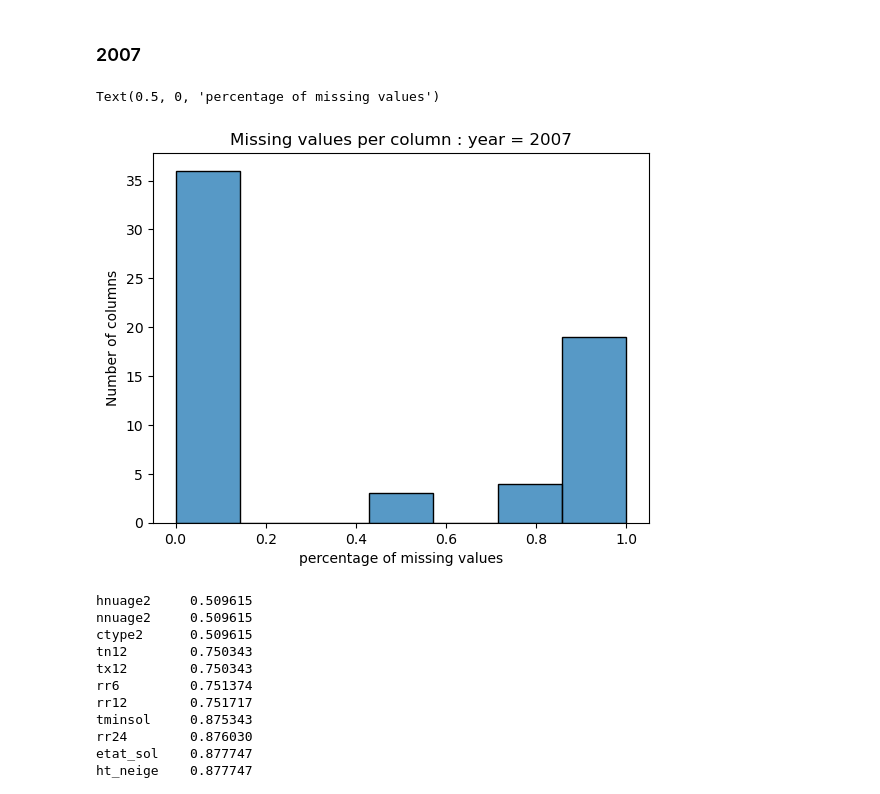
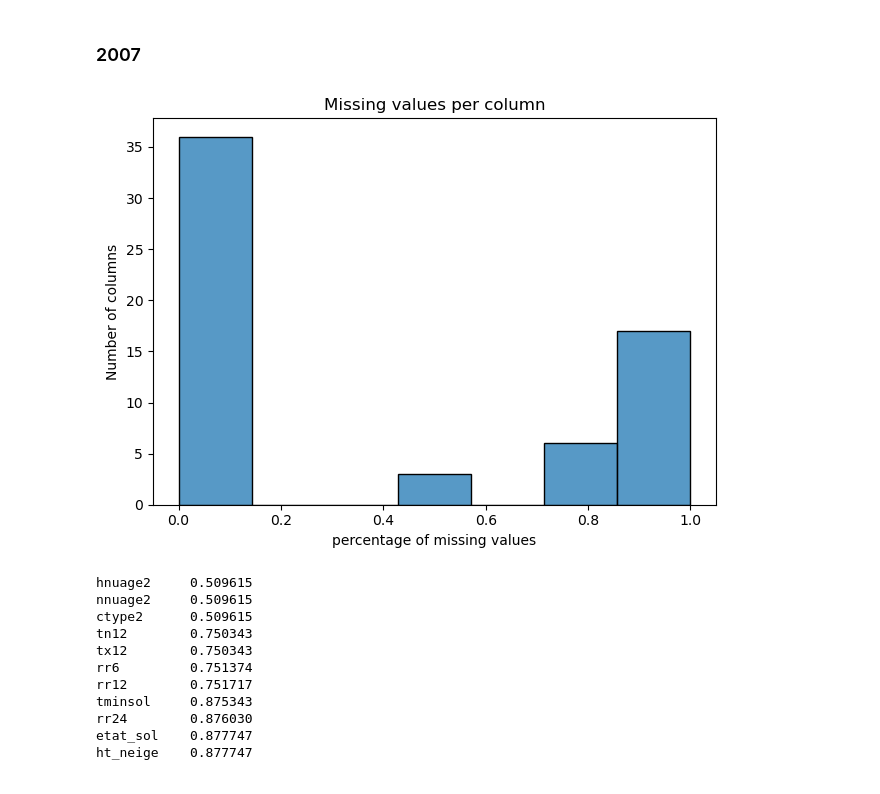
Before and after one commit to sabrinasartori/project-INF442, a Jupyter notebook: notebooks/01-data_pre_processing_weather.ipynb, the cells around one changed output. Saved outputs shown, nothing was run; the diff lists cells and outputs as text; code cells hidden in the pictures.

```diff
--- a/notebooks/01-data_pre_processing_weather.ipynb
+++ b/notebooks/01-data_pre_processing_weather.ipynb
@@ -156,18 +157,19 @@ Text(0.5, 1.0, 'Null values in raw dataset - Weather')
 ### 2007
 # %%
 year = "2007"
-nan_pct = files_map[year].isna()\
+nan_pct = pd.concat(files_map.values()).isna()\
     .sum()\
-    /len(files_map[year])
+    /len(pd.concat(files_map.values()))
 nan_pct.sort_values()
 
 sns.histplot(nan_pct)
-plt.title(f"Missing values per column : year = {year}")
+plt.title(f"Missing values per column")
 plt.ylabel("Number of columns")
 plt.xlabel("percentage of missing values")
+plt.tight_layout()
+plt.savefig("img/missing_value_dist.png")
 # %% [output]
-Text(0.5, 0, 'percentage of missing values')
-[figure, old version]
+[figure, new version]
 # %%
 nan_pct[nan_pct > 0.2].sort_values()
 # %% [output]
```
Also changed, not shown: parts of 1 cell of this notebook, 13 other files.
